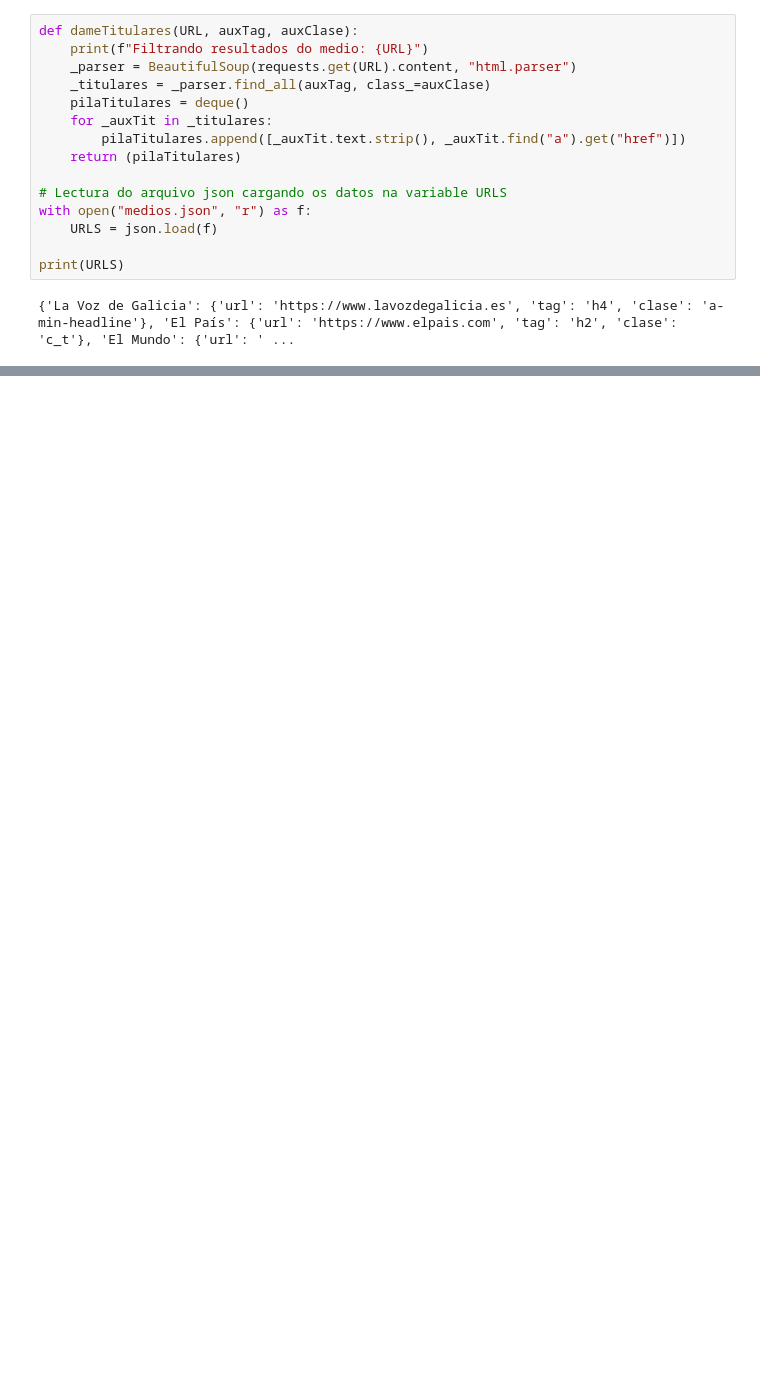
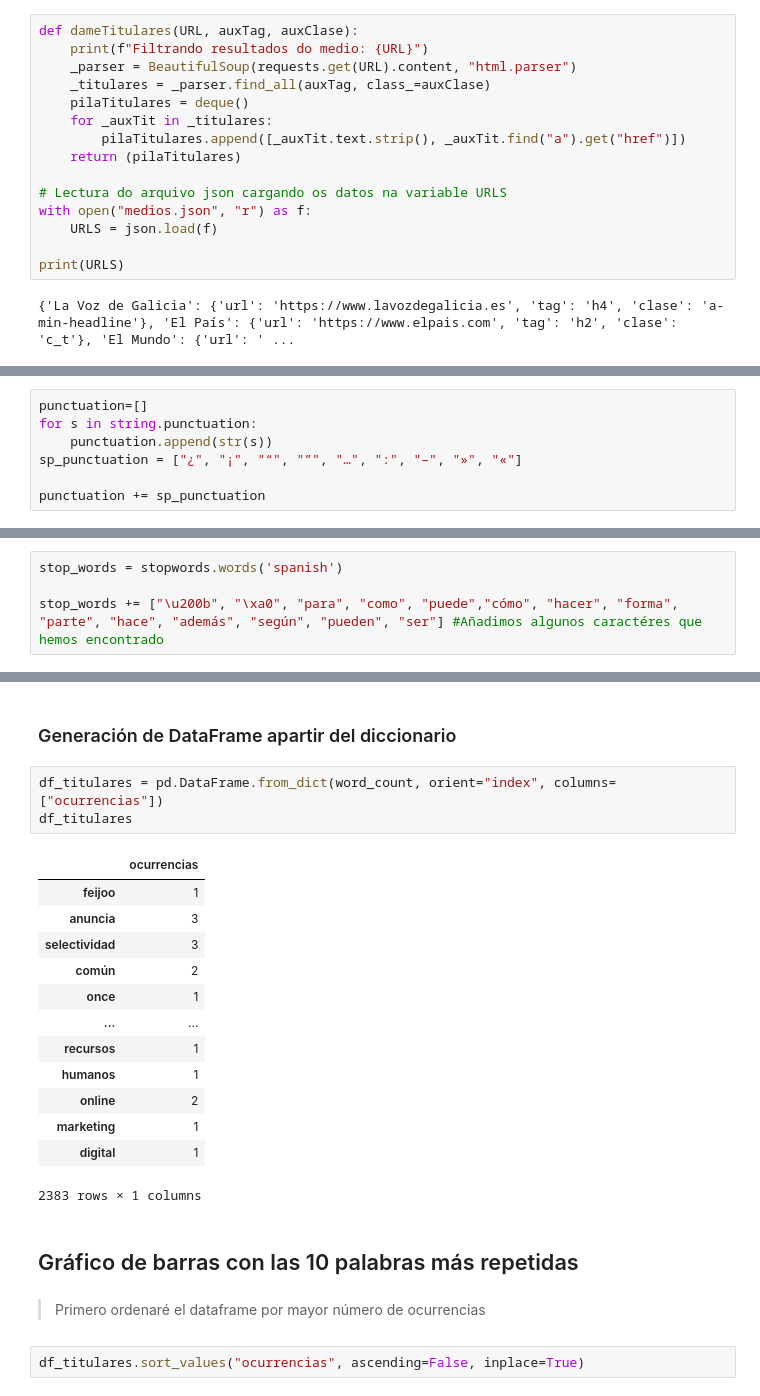
Before and after one commit to DaniMartinezX/SBD, a Jupyter notebook: practicas/T2.2/T2.2_descarga_titulares.ipynb, the cells around one changed output, grey strips where cells are left out. Saved outputs shown, nothing was run; the diff lists cells and outputs as text; blank space fills up the shorter version.

```diff
--- a/practicas/T2.2/T2.2_descarga_titulares.ipynb
+++ b/practicas/T2.2/T2.2_descarga_titulares.ipynb
@@ -50,0 +115,7 @@ deque([])
+# %%
+punctuation=[]
+for s in string.punctuation:
+    punctuation.append(str(s))
+sp_punctuation = ["¿", "¡", "“", "”", "…", ":", "–", "»", "«"]
+
+punctuation += sp_punctuation
@@ -50,0 +124,4 @@ deque([])
+# %%
+stop_words = stopwords.words('spanish')
+
+stop_words += ["\u200b", "\xa0", "para", "como", "puede","cómo", "hacer", "forma", "parte", "hace", "además", "según", "pueden", "ser"] #Añadimos algunos caractéres que hemos encontrado
@@ -50,0 +218,25 @@ deque([])
+# %% [markdown]
+### Generación de DataFrame apartir del diccionario
+# %%
+df_titulares = pd.DataFrame.from_dict(word_count, orient="index", columns=["ocurrencias"])
+df_titulares
+# %% [output]
+|  | ocurrencias |
+| feijoo | 1 |
+| anuncia | 3 |
+| selectividad | 3 |
+| común | 2 |
+| once | 1 |
+| ... | ... |
+| recursos | 1 |
+| humanos | 1 |
+| online | 2 |
+| marketing | 1 |
+| digital | 1 |
+2383 rows × 1 columns
+# %% [markdown]
+## Gráfico de barras con las 10 palabras más repetidas
+# %% [markdown]
+> Primero ordenaré el dataframe por mayor número de ocurrencias
+# %%
+df_titulares.sort_values("ocurrencias", ascending=False, inplace=True)
```
Also changed, not shown: parts of 18 cells of this notebook.
